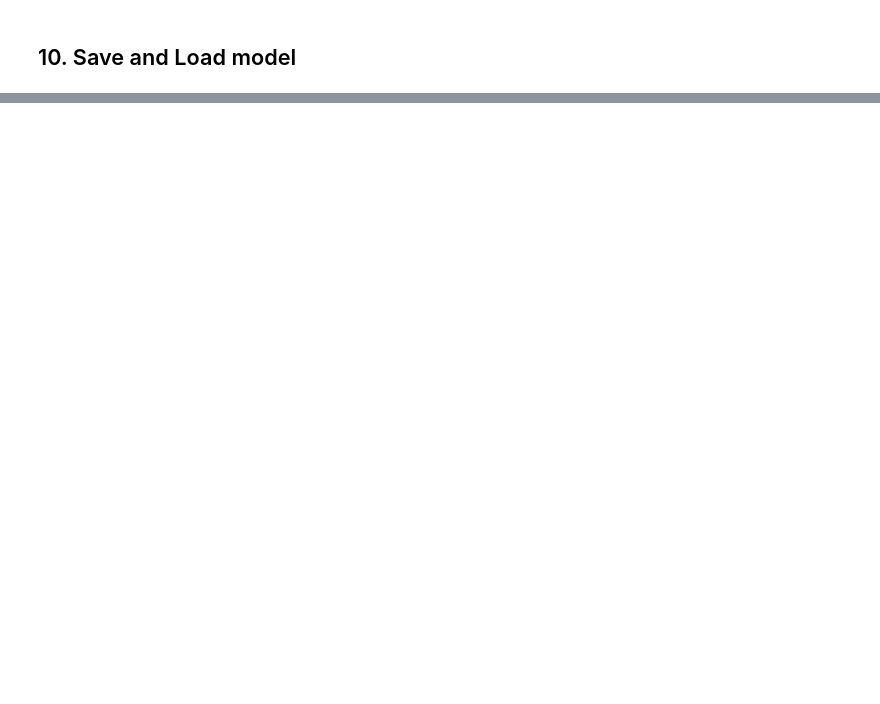
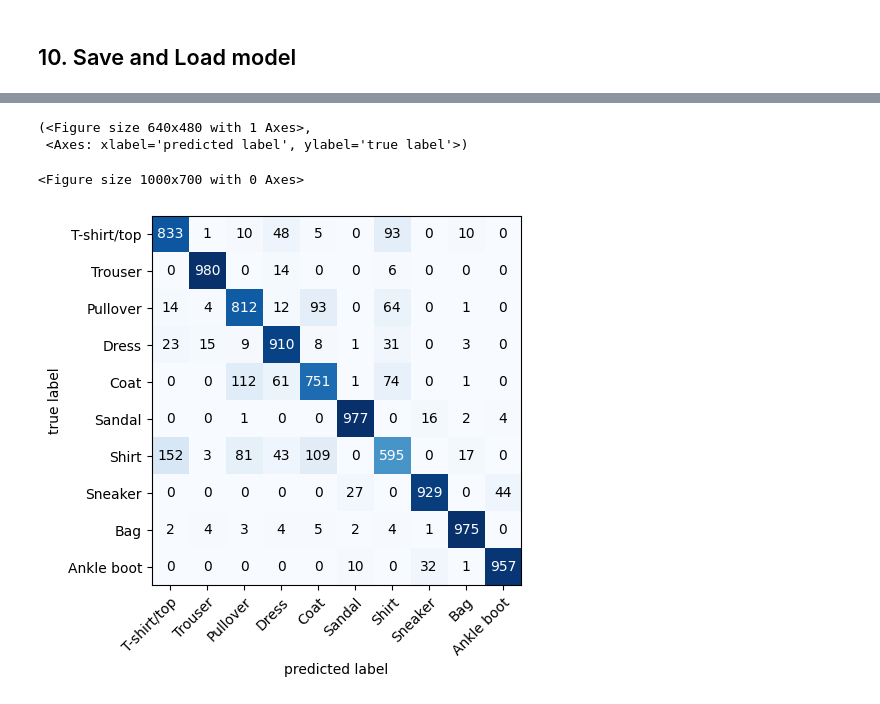
Before and after one commit to Adi-UA/pytorch-course, a Jupyter notebook: 03_computer_vision.ipynb, the cells around one changed output, grey strips where cells are left out. Cells and saved outputs as stored; diff of their text form; code cells hidden in the pictures; blank space fills up the shorter version.

```diff
--- a/03_computer_vision.ipynb
+++ b/03_computer_vision.ipynb
@@ -580,0 +588,18 @@ plot_sample_predictions(loaded_model, test_data, classes, device)
+# %%
+from torchmetrics import ConfusionMatrix
+from mlxtend.plotting import plot_confusion_matrix
+
+cm = ConfusionMatrix(num_classes=len(classes), task="multiclass").to(device)
+cm = cm(test_preds, test_data.targets.to(device))
+
+# Plot
+plt.figure(figsize=(10, 7))
+plot_confusion_matrix(
+    cm.cpu().numpy(),
+    class_names=classes,
+)
+# %% [output]
+(<Figure size 640x480 with 1 Axes>,
+ <Axes: xlabel='predicted label', ylabel='true label'>)
+<Figure size 1000x700 with 0 Axes>
+[figure, added]
```
Also changed, not shown: parts of 14 cells of this notebook, 1 other file.
